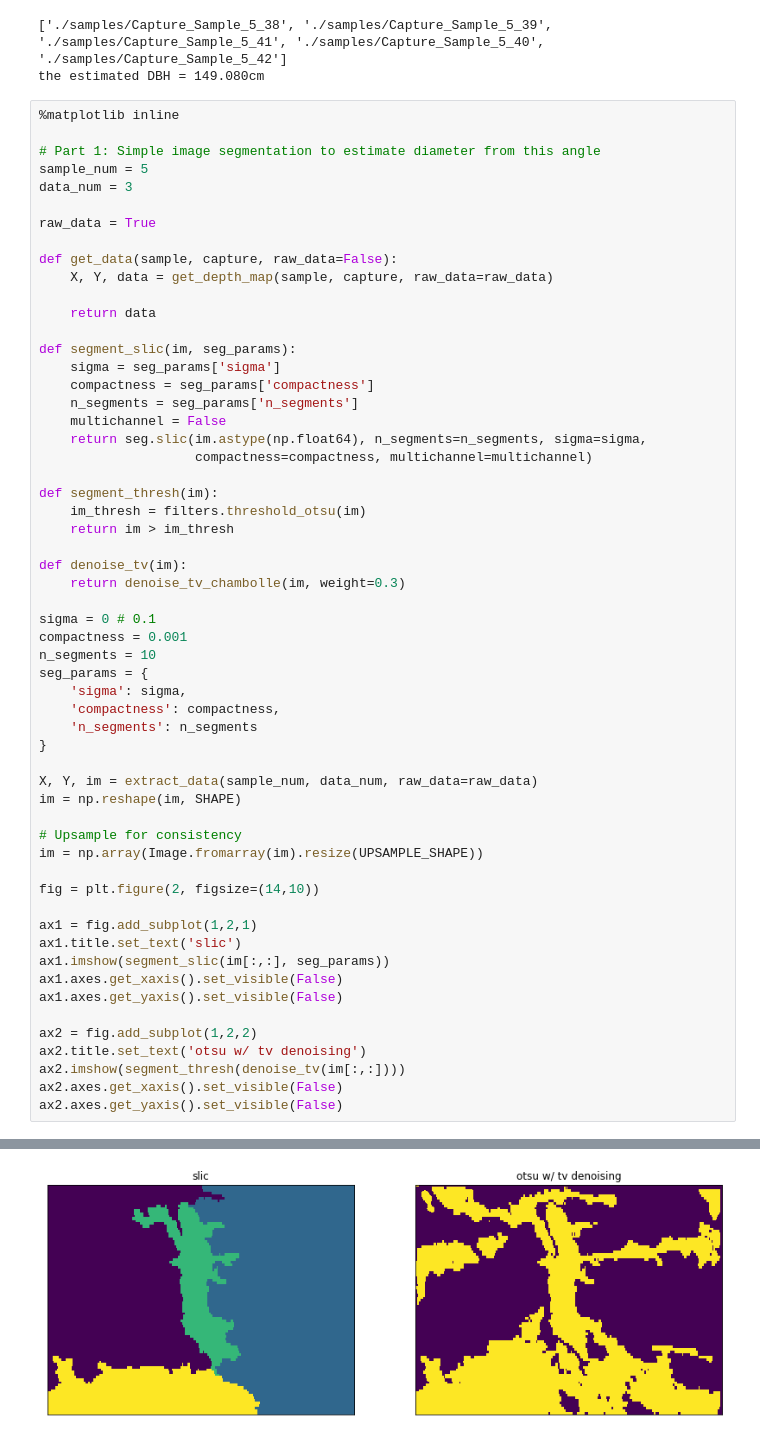
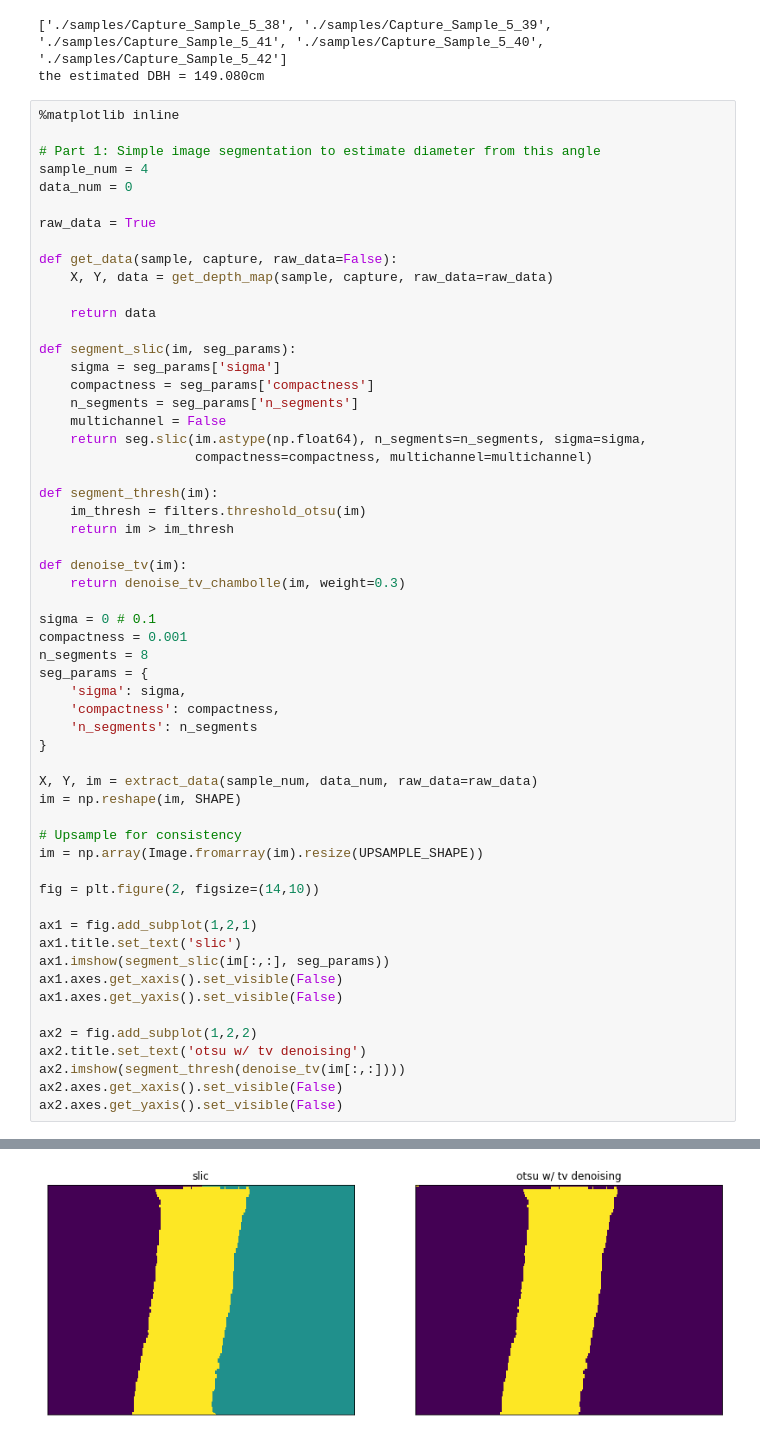
Before and after one commit to ameliaholcomb/trees, a Jupyter notebook: TreeProcessing/TreeProcessor.ipynb, the cells around one changed output, grey strips where cells are left out. Saved outputs shown, nothing was run; the diff lists cells and outputs as text.

Commit message:
DBH estimate using segmentation

```diff
--- a/TreeProcessing/TreeProcessor.ipynb
+++ b/TreeProcessing/TreeProcessor.ipynb
@@ -383,8 +383,8 @@ the estimated DBH = 149.080cm
 %matplotlib inline
 
 # Part 1: Simple image segmentation to estimate diameter from this angle
-sample_num = 5
-data_num = 3
+sample_num = 4
+data_num = 0
 
 raw_data = True
 
@@ -410,7 +410,7 @@ def denoise_tv(im):
 
 sigma = 0 # 0.1
 compactness = 0.001
-n_segments = 10
+n_segments = 8
 seg_params = {
     'sigma': sigma,
     'compactness': compactness,
@@ -441,4 +441,4 @@ ax2.axes.get_yaxis().set_visible(False)
-[figure, old version]
+[figure, new version]
 # %%
 fig = plt.figure(2, figsize=(14,10))
 
```
Also changed, not shown: parts of 6 cells of this notebook, 4 other files.
